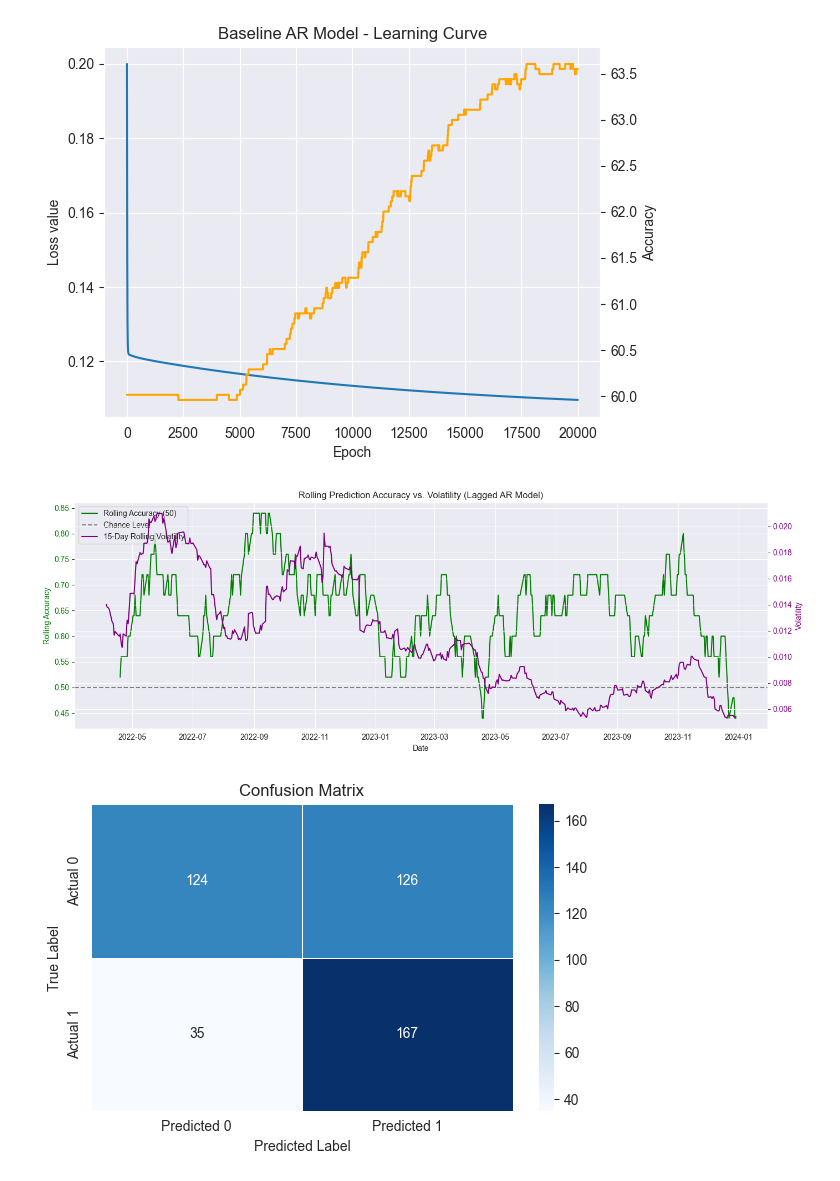
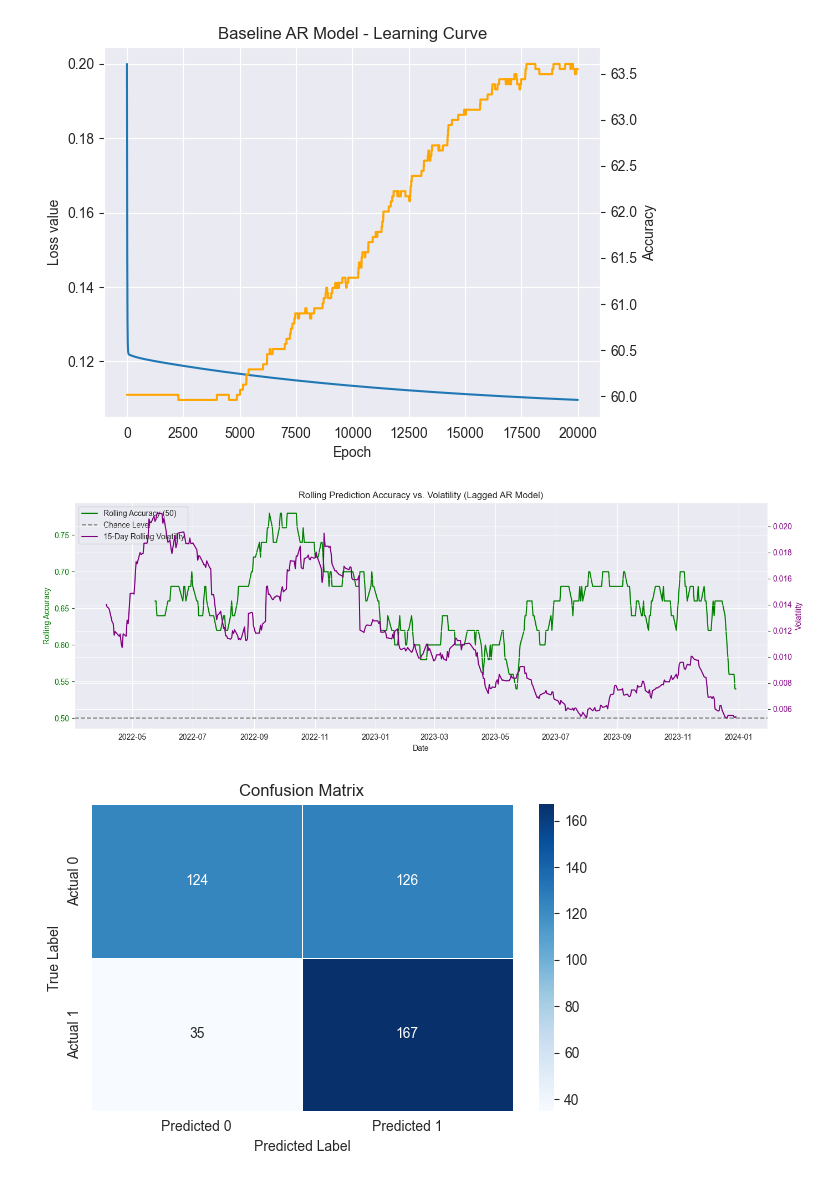
Before and after one commit to eliashuber2401/Machine-Learning-Project-Finance, a Jupyter notebook: Project main/Predictor - copy 2.ipynb, the cells around one changed output. Saved outputs shown, nothing was run; the diff lists cells and outputs as text; code cells hidden in the pictures.

```diff
--- a/Project main/Predictor - copy 2.ipynb
+++ b/Project main/Predictor - copy 2.ipynb
@@ -684,7 +684,7 @@ results_df = pd.DataFrame({
 })
 #rolling accuracy and volatility as pointwise doesnt give a graph to work with
 results_df['Correct'] = results_df['True'] == results_df['Predicted']
-results_df['Rolling_Accuracy'] = results_df['Correct'].rolling(window=25).mean()
+results_df['Rolling_Accuracy'] = results_df['Correct'].rolling(window=50).mean()
 
 df_copy['Daily_Return'] = df_copy['Close'].pct_change()
 df_copy['Volatility_15d'] = df_copy['Daily_Return'].rolling(window=25).std()
@@ -692,34 +692,34 @@ df_copy['Volatility_15d'] = df_copy['Daily_Return'].rolling(window=25).std()
 vol_series = df_copy['Volatility_15d'].iloc[-len(X_lag):].values
 date_series = df_copy['Date'].iloc[-len(X_lag):].values
 split_idx = int(len(X_lag) * 0.8)
 vol_test = vol_series[split_idx:]
 vol_dates = date_series[split_idx:]
 
 fig, ax1 = plt.subplots(figsize=(14, 5))
 
 ax1.plot(results_df['Date'], results_df['Rolling_Accuracy'], color='green', label='Rolling Accuracy (50)')
 ax1.axhline(0.5, color='gray', linestyle='--', label='Chance Level')
 ax1.set_ylabel('Rolling Accuracy', color='green')
 ax1.tick_params(axis='y', labelcolor='green')
 
 ax2 = ax1.twinx()
 ax2.plot(vol_dates, vol_test, color='purple', label='15-Day Rolling Volatility')
 ax2.set_ylabel('Volatility', color='purple')
 ax2.tick_params(axis='y', labelcolor='purple')
 
 plt.title('Rolling Prediction Accuracy vs. Volatility (Lagged AR Model)')
 ax1.set_xlabel('Date')
 plt.xticks(rotation=45)
 ax1.grid(True)
 fig.tight_layout()
 
 lines1, labels1 = ax1.get_legend_handles_labels()
 lines2, labels2 = ax2.get_legend_handles_labels()
 ax1.legend(lines1 + lines2, labels1 + labels2, loc='upper left')
 
 plt.show()
 # %% [output]
-[figure, old version]
+[figure, new version]
 # %%
 #confusion matrix
 y_pred_cont = model_lag(X_lag_test)
```
Also changed, not shown: parts of 4 cells of this notebook.
